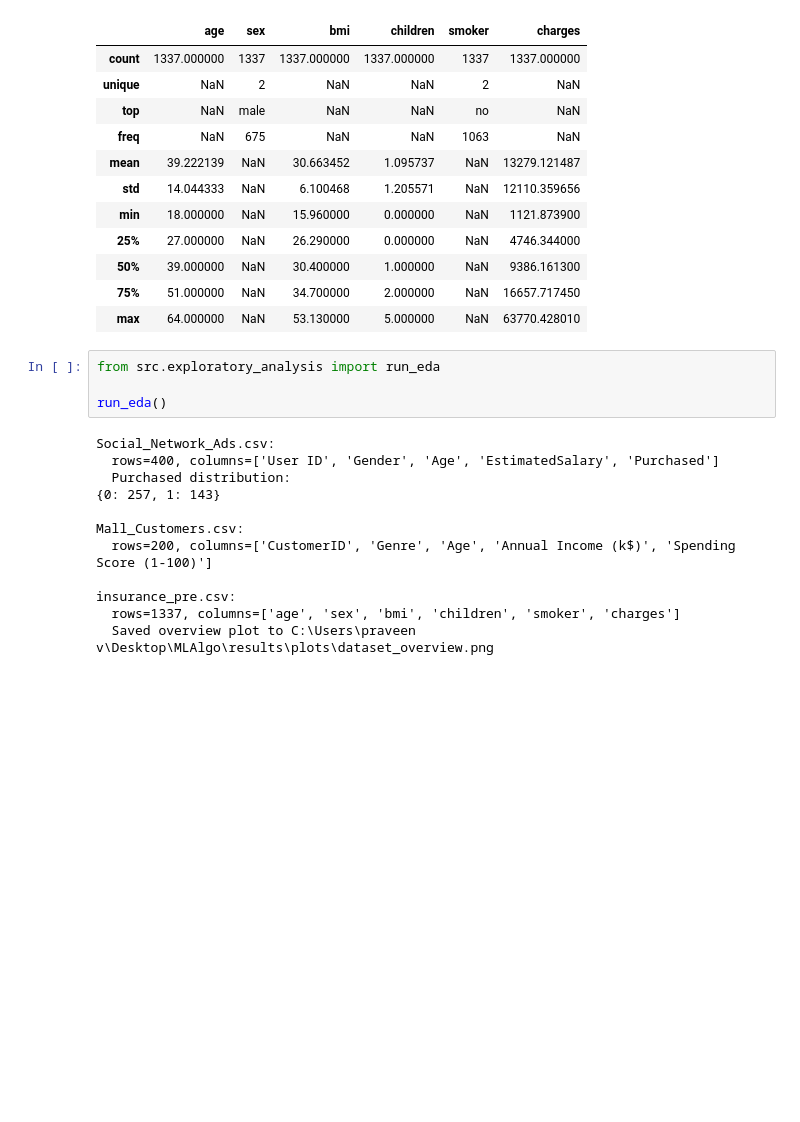
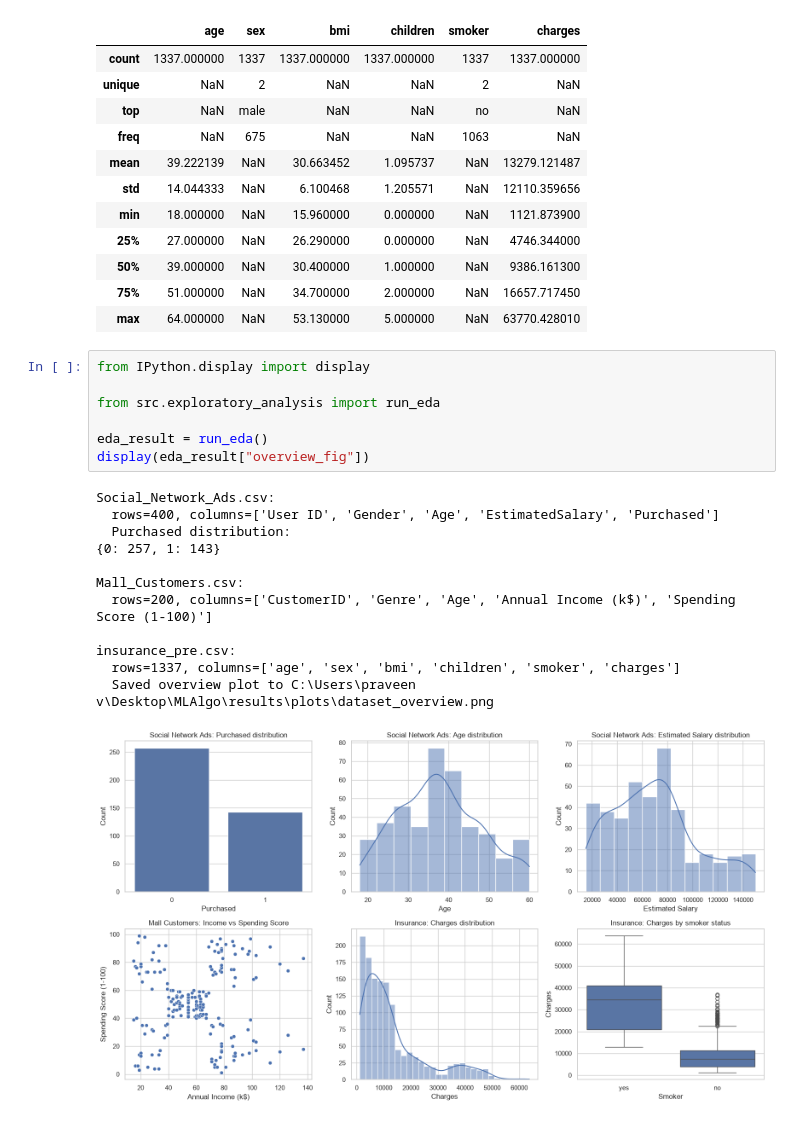
Before and after one commit to Praveenvin/ML-Algo, a Jupyter notebook: notebooks/01_exploratory_data_analysis.ipynb, the cells around one changed output. Drawn from its saved outputs; the diff is of its cells as text; blank space fills up the shorter version.

```diff
--- a/notebooks/01_exploratory_data_analysis.ipynb
+++ b/notebooks/01_exploratory_data_analysis.ipynb
@@ -69,18 +85,22 @@ insurance_df.describe(include='all')
 | 75% | 51.000000 | NaN | 34.700000 | 2.000000 | NaN | 16657.717450 |
 | max | 64.000000 | NaN | 53.130000 | 5.000000 | NaN | 63770.428010 |
 # %%
+from IPython.display import display
+
 from src.exploratory_analysis import run_eda
 
-run_eda()
+eda_result = run_eda()
+display(eda_result["overview_fig"])
 # %% [output]
 Social_Network_Ads.csv:
   rows=400, columns=['User ID', 'Gender', 'Age', 'EstimatedSalary', 'Purchased']
   Purchased distribution:
 {0: 257, 1: 143}
 
 Mall_Customers.csv:
   rows=200, columns=['CustomerID', 'Genre', 'Age', 'Annual Income (k$)', 'Spending Score (1-100)']
 
 insurance_pre.csv:
   rows=1337, columns=['age', 'sex', 'bmi', 'children', 'smoker', 'charges']
   Saved overview plot to C:\Users\praveen v\Desktop\MLAlgo\results\plots\dataset_overview.png
+[figure, added]
```
Also changed, not shown: parts of 3 cells of this notebook, 42 other files.
